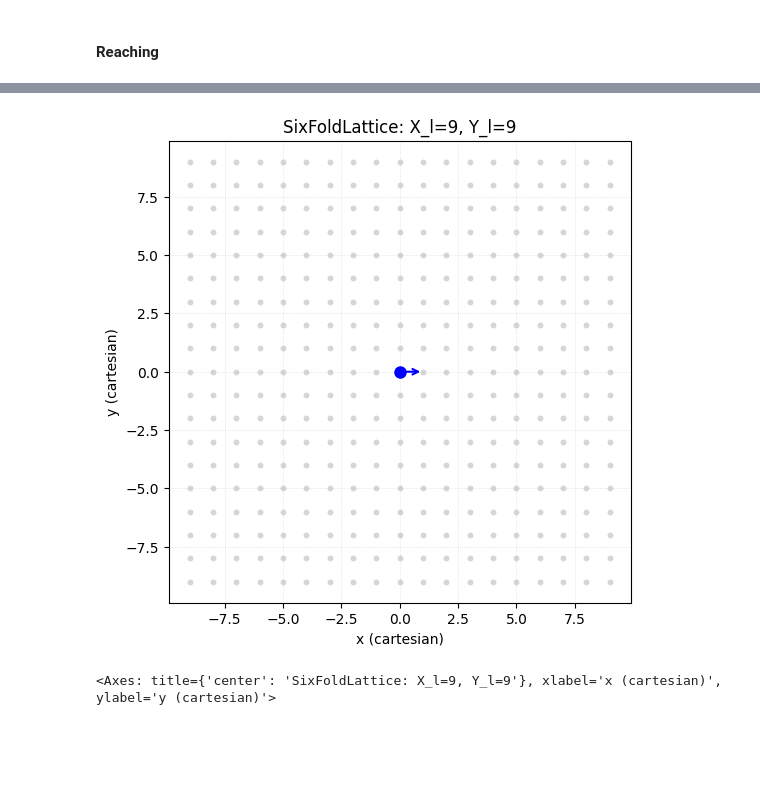
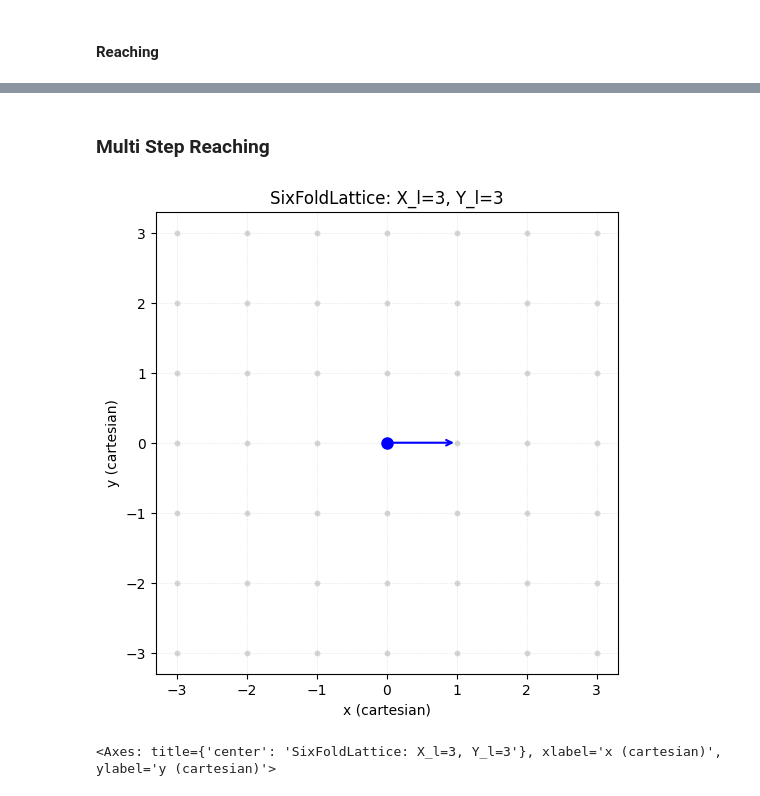
Before and after one commit to ckCrimson/Field_Dynamic_System, a Jupyter notebook: sample.ipynb, the cells around one changed output, grey strips where cells are left out. Saved outputs shown, nothing was run; the diff lists cells and outputs as text; code cells hidden in the pictures; blank space fills up the shorter version.

```diff
--- a/sample.ipynb
+++ b/sample.ipynb
@@ -4319,0 +4341,2 @@ class RandomWalkerMultiStepReaching(MultiStepReaching):
+# %% [markdown]
+### Multi Step Reaching
@@ -4320,7 +4347,7 @@ class RandomWalkerMultiStepReaching(MultiStepReaching):
 # %%
 rwmsr=RandomWalkerMultiStepReaching(walkerReachable)
-# %%
-rwmsr.get_reaching(sex.get_state(),sex,9).plot_state_space()
-# %% [output]
-[figure, removed]
-<Axes: title={'center': 'SixFoldLattice: X_l=9, Y_l=9'}, xlabel='x (cartesian)', ylabel='y (cartesian)'>
+# %%
+rwmsr.get_reaching(sex.get_state(),sex,3).plot_state_space()
+# %% [output]
+[figure, added]
+<Axes: title={'center': 'SixFoldLattice: X_l=3, Y_l=3'}, xlabel='x (cartesian)', ylabel='y (cartesian)'>
```
Also changed, not shown: parts of 16 cells of this notebook.
